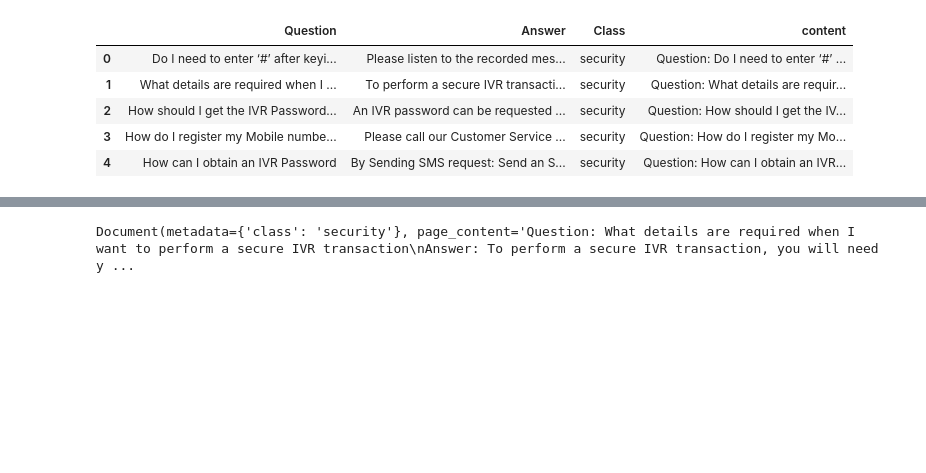
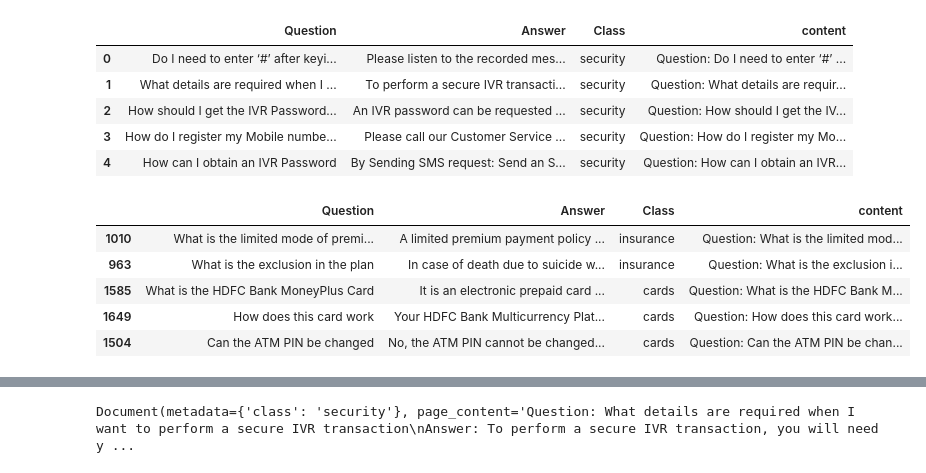
Before and after one commit to ChandrashekharGhanokar/genai_finance_chatbot, a Jupyter notebook: genai_finance_chatbot.ipynb, the cells around one changed output, grey strips where cells are left out. Drawn from its saved outputs; the diff is of its cells as text; code cells hidden in the pictures; blank space fills up the shorter version.

```diff
--- a/genai_finance_chatbot.ipynb
+++ b/genai_finance_chatbot.ipynb
@@ -31,6 +34,16 @@ bank.head()
 | 2 | How should I get the IVR Password... | An IVR password can be requested ... | security | Question: How should I get the IV... |
 | 3 | How do I register my Mobile numbe... | Please call our Customer Service ... | security | Question: How do I register my Mo... |
 | 4 | How can I obtain an IVR Password | By Sending SMS request: Send an S... | security | Question: How can I obtain an IVR... |
+# %%
+# Random five rows of dataset
+bank.sample(5)
+# %% [output]
+|  | Question | Answer | Class | content |
+| 1010 | What is the limited mode of premi... | A limited premium payment policy ... | insurance | Question: What is the limited mod... |
+| 963 | What is the exclusion in the plan | In case of death due to suicide w... | insurance | Question: What is the exclusion i... |
+| 1585 | What is the HDFC Bank MoneyPlus Card | It is an electronic prepaid card ... | cards | Question: What is the HDFC Bank M... |
+| 1649 | How does this card work | Your HDFC Bank Multicurrency Plat... | cards | Question: How does this card work... |
+| 1504 | Can the ATM PIN be changed | No, the ATM PIN cannot be changed... | cards | Question: Can the ATM PIN be chan... |
 # %%
 # Install the necessary packages for working with LangChain, sentence transformers, ChromaDB, bitsandbytes, and accelerate
 !pip install langchain langchain_community sentence-transformers chromadb bitsandbytes accelerate
```
Also changed, not shown: parts of 8 cells of this notebook.
